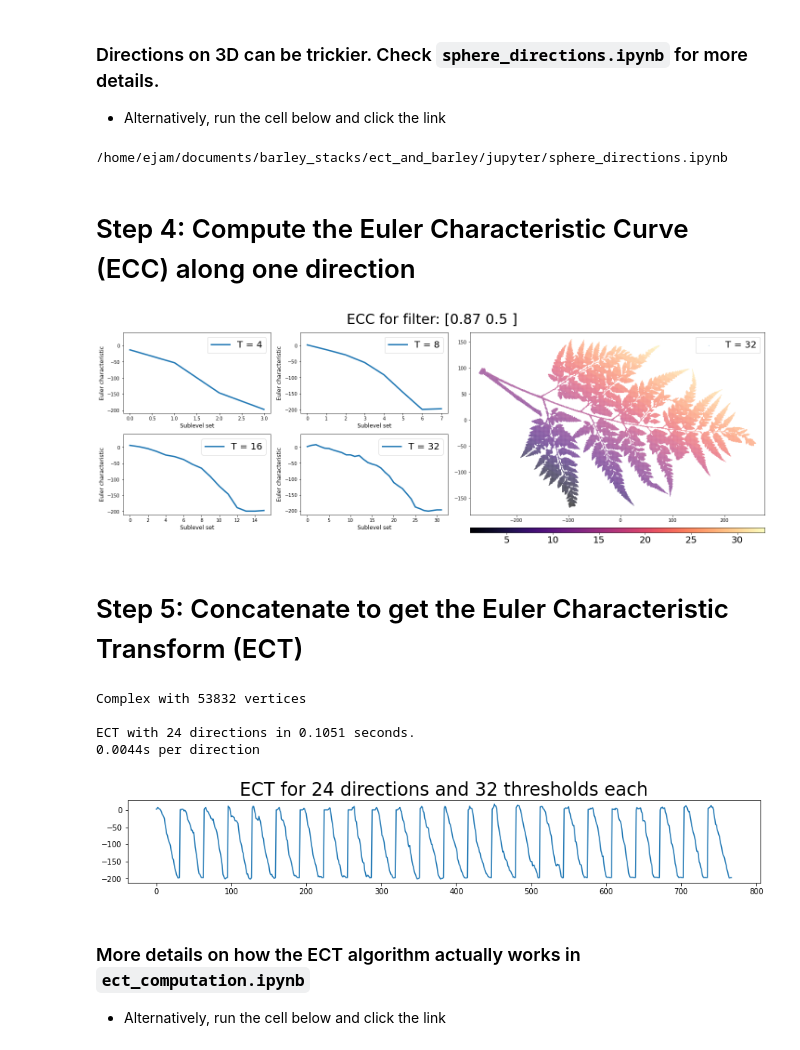
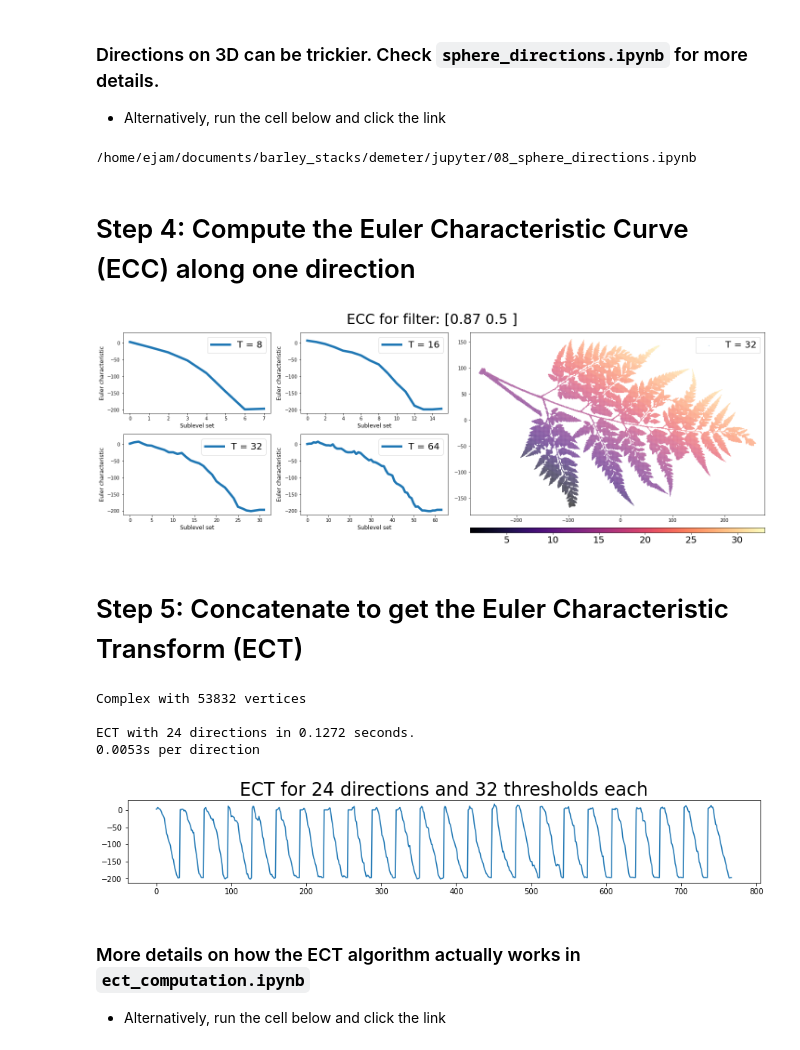
Before and after one commit to amezqui3/demeter, a Jupyter notebook: tutorial/nappn2021_shape_of_things_to_come.ipynb, the cells around one changed output. Cells and saved outputs as stored; diff of their text form; code cells hidden in the pictures.

```diff
--- a/tutorial/nappn2021_shape_of_things_to_come.ipynb
+++ b/tutorial/nappn2021_shape_of_things_to_come.ipynb
@@ -349,14 +356,14 @@ import brewing_utils as brew
 - From now on by pixel we mean nonzero-valued pixel
 - We'll treat zero-valued pixels as nonexistent.
 # %%
-leaf_file = '../data/tiffs/leafbw.tif'
-leaf = tf.imread(leaf_file).T
-leaf[leaf > 0] = 1
+leaf_file = '../example_data/leafbw.tif'
+leaf_img = tf.imread(leaf_file).T
+leaf_img[leaf_img > 0] = 1
 
 fig, ax = plt.subplots(1,2,figsize=(20,6))
-ax[0].imshow(leaf, cmap='gray');
+ax[0].imshow(leaf_img, cmap='gray');
 ax[0].plot([200,200,250,250,200], [280,310,310,280,280], c='red', lw=4);
-ax[1].imshow(leaf[280:310, 200:250], cmap='gray');
+ax[1].imshow(leaf_img[280:310, 200:250], cmap='gray');
 # %% [output]
 [figure]
 # %% [markdown]
@@ -370,14 +377,10 @@ ax[1].imshow(leaf[280:310, 200:250], cmap='gray');
 - The code works in linear time with respect to the number of image pixels/voxels
 # %%
 tic = time.perf_counter()
-LCells = brew.complexify(leaf, center=False)
+leaf = euler.CubicalComplex(leaf_img).complexify()
 toc = time.perf_counter()
 
-cellnames = ['vertices', 'edges', 'squares', 'cubes', '4hypercubes']
 print("Complexify in {:.4f} seconds.\n\nCubical complex made of:".format(toc-tic))
-chi = 0
-for i in range(len(LCells)):
-    print('{}\t{}'.format(len(LCells[i]), cellnames[i]))
-    chi += (-1)**(i)*len(LCells[i])
-print('\nEuler Characteristic = {}'.format(chi))
+
+leaf.summary();
 # %% [output]
@@ -392,8 +395,7 @@ Euler Characteristic = -197
 # %%
-for i in range(len(LCells)):
-    print('{} is {} numpy.array'.format(cellnames[i], LCells[i].shape))
+for i in range(len(leaf.cells)):
+    print('{}-dim cells summarized in a {} numpy.array'.format(i, leaf.cells[i].shape))
     for j in range(6):
-        print(j, '\t', LCells[i][j,:])
+        print(j, '\t', leaf.cells[i][j,:])
     print('---')
-leaf_coords = brew.centerVertices(LCells[0])
 # %% [output]
@@ -459,15 +461,15 @@ plt.axis('equal');
 
 - Alternatively, run the cell below and click the link
 # %%
-display.FileLink('./sphere_directions.ipynb')
+display.FileLink('../jupyter/08_sphere_directions.ipynb')
 # %% [output]
-/home/ejam/documents/barley_stacks/ect_and_barley/jupyter/sphere_directions.ipynb
+/home/ejam/documents/barley_stacks/demeter/jupyter/08_sphere_directions.ipynb
 # %% [markdown]
 # Step 4: Compute the Euler Characteristic Curve (ECC) along one direction
 # %%
 ## Plot functions so that we do not clutter the next slides/cells
 
-def plot_ecc(coords, Cells, filtration, T, title='title', ylim=(-30,30)):
+def plot_ecc(CComplex, filtration, T, title='title', ylim=(-30,30)):
     fig, ax = plt.subplots(2,3, figsize=(15,6))
     fig.suptitle('ECC for filter: {}'.format(title), fontsize=30)
     for j in range(2):
@@ -475,12 +477,12 @@ def plot_ecc(coords, Cells, filtration, T, title='title', ylim=(-30,30)):
             ax[j,k].plot((0,0),ylim, c='white')
             ax[j,k].set_ylabel('Euler characteristic', fontsize=12)
             ax[j,k].set_xlabel('Sublevel set', fontsize=12)
-            ax[j,k].plot(brew.ECC(coords, Cells, filtration, T[3*j+k]),
+            ax[j,k].plot(CComplex.ECC(filtration, T[3*j+k]),
                          lw=3, label = 'T = {}'.format(T[3*j+k]))
             ax[j,k].legend(fontsize=14)
     fig.tight_layout()
 
-def plot_ecc_filtration(coords, Cells, filtration, T, TT=32, title='title', ylim=(-30,30)):
+def plot_ecc_filtration(CComplex, filtration, T, TT=32, title='title', ylim=(-30,30)):
     bins = np.linspace(np.min(filtration), np.max(filtration), TT+1)
     indices = np.digitize(filtration, bins=bins, right=False)
 
@@ -492,10 +494,11 @@ def plot_ecc_filtration(coords, Cells, filtration, T, TT=32, title='title', ylim
             ax.plot((0,0),ylim, c='white')
             ax.set_ylabel('Euler characteristic', fontsize=12)
             ax.set_xlabel('Sublevel set', fontsize=12)
-            ax.plot(brew.ECC(coords, Cells, filtration, T[2*j+k]), lw=3, label = 'T = {}'.format(T[2*j+k]))
+            ax.plot(CComplex.ECC(filtration, T[2*j+k]), lw=5, label = 'T = {}'.format(T[2*j+k]))
             ax.legend(fontsize=20)
     ax = fig.add_subplot(gs[:,2:])
-    scatter = ax.scatter(coords[:,1], coords[:,0], s=0.1, c=indices, cmap='magma', label='T = {}'.format(TT))
+    scatter = ax.scatter(CComplex.cells[0][:,1], CComplex.cells[0][:,0],
+                         s=0.1, c=indices, cmap='magma', label='T = {}'.format(TT))
     ax.legend(fontsize=20)
     cbar = plt.colorbar(scatter, ax=ax, orientation='horizontal', pad=0.01);
     ax.axis('equal');
@@ -503,25 +506,21 @@ def plot_ecc_filtration(coords, Cells, filtration, T, TT=32, title='title', ylim
 
     fig.suptitle('ECC for filter: {}'.format(title), fontsize=30);
 # %%
-T = [4,8,16,32,64,128]
+T = [8,16,32,64,128]
 i = 2
 direction = circle_dirs[i, :]
-heights = np.sum(leaf_coords*direction, axis=1)
-plot_ecc_filtration(leaf_coords, LCells, heights, T, title=np.around(direction,2))
+heights = np.sum(leaf.cells[0]*direction, axis=1)
+plot_ecc_filtration(leaf, heights, T, title=np.around(direction,2), ylim=(1,20))
 # %% [output]
-[figure, old version]
+[figure, new version]
 # %% [markdown]
 # Step 5: Concatenate to get the Euler Characteristic Transform (ECT)
 # %%
-eq_angles = np.linspace(0, 2*np.pi, num=24, endpoint=False)
-circle_dirs = np.column_stack((np.cos(eq_angles), np.sin(eq_angles)))
-
 t = 32
-
 tic = time.perf_counter()
-ect = brew.ECT(leaf_coords, LCells, circle_dirs, T=t)
+ect = leaf.ECT(circle_dirs, T=t)
 toc = time.perf_counter()
-print("Complex with {} vertices\n".format(len(leaf_coords)))
+print("Complex with {} vertices\n".format(len(leaf.cells[0])))
 print("ECT with {} directions in {:.4f} seconds.\n{:.4f}s per direction".format(len(circle_dirs), toc-tic, (toc-tic)/len(circle_dirs)))
 
 plt.figure(figsize=(15,2))
@@ -530,8 +529,8 @@ plt.title('ECT for {} directions and {} thresholds each'.format(len(circle_dirs)
 # %% [output]
 Complex with 53832 vertices
 
-ECT with 24 directions in 0.1051 seconds.
-0.0044s per direction
+ECT with 24 directions in 0.1272 seconds.
+0.0053s per direction
 [figure]
 # %% [markdown]
 ### More details on how the ECT algorithm actually works in `ect_computation.ipynb`
```
Also changed, not shown: parts of 21 cells of this notebook, 3 other files.
